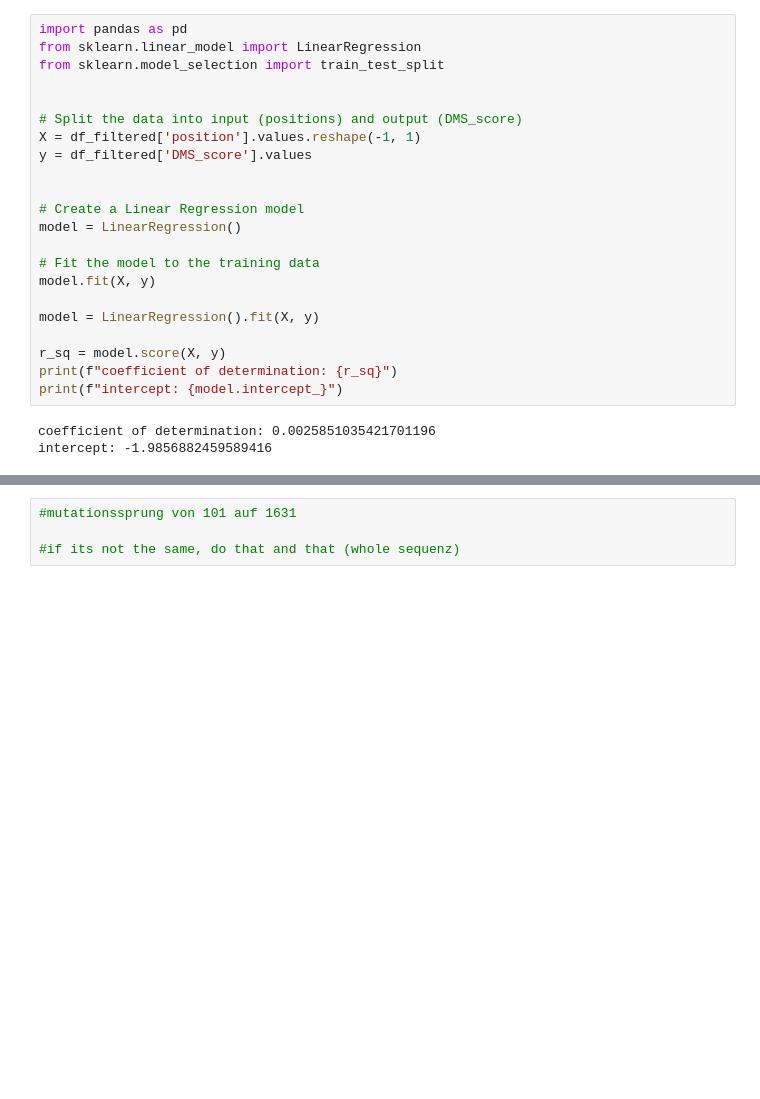
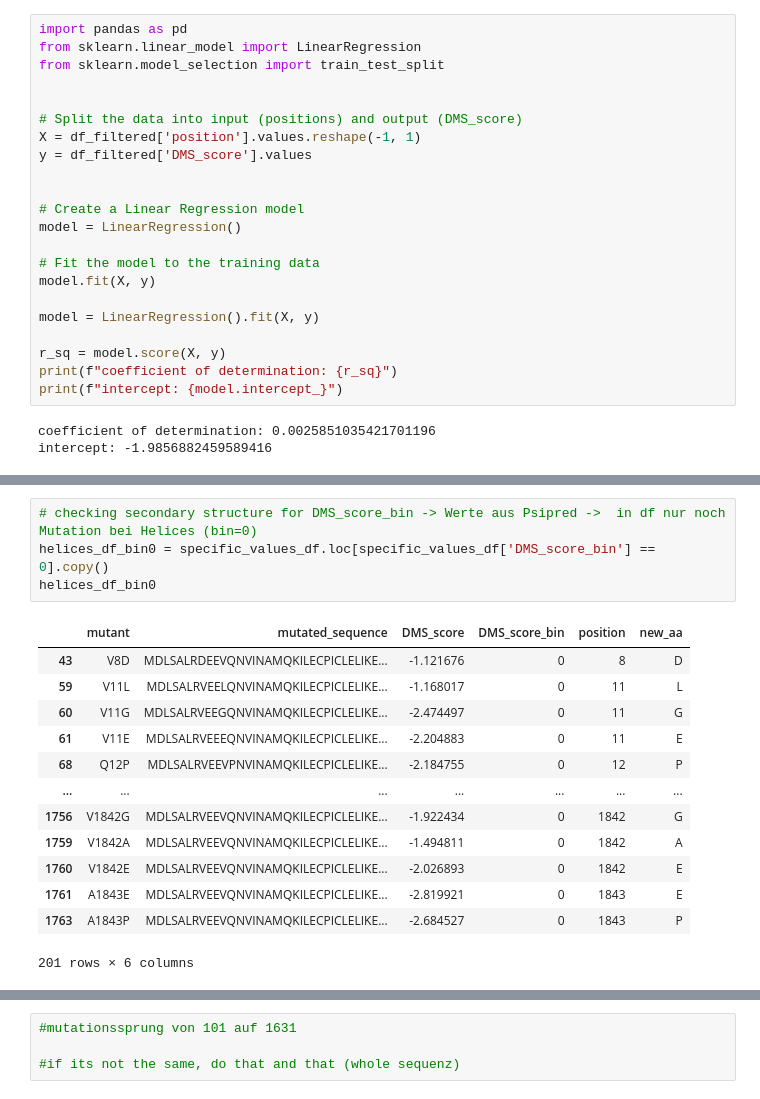
Before and after one commit to datascience-mobi-2023/topic02_team04, a Jupyter notebook: Code1_Mara.ipynb, the cells around one changed output, grey strips where cells are left out. Drawn from its saved outputs; the diff is of its cells as text; blank space fills up the shorter version.

```diff
--- a/Code1_Mara.ipynb
+++ b/Code1_Mara.ipynb
@@ -266,0 +242,18 @@ Name: new_aa, dtype: object
+# %%
+# checking secondary structure for DMS_score_bin -> Werte aus Psipred ->  in df nur noch Mutation bei Helices (bin=0)
+helices_df_bin0 = specific_values_df.loc[specific_values_df['DMS_score_bin'] == 0].copy()
+helices_df_bin0
+# %% [output]
+|  | mutant | mutated_sequence | DMS_score | DMS_score_bin | position | new_aa |
+| 43 | V8D | MDLSALRDEEVQNVINAMQKILECPICLELIKE... | -1.121676 | 0 | 8 | D |
+| 59 | V11L | MDLSALRVEELQNVINAMQKILECPICLELIKE... | -1.168017 | 0 | 11 | L |
+| 60 | V11G | MDLSALRVEEGQNVINAMQKILECPICLELIKE... | -2.474497 | 0 | 11 | G |
+| 61 | V11E | MDLSALRVEEEQNVINAMQKILECPICLELIKE... | -2.204883 | 0 | 11 | E |
+| 68 | Q12P | MDLSALRVEEVPNVINAMQKILECPICLELIKE... | -2.184755 | 0 | 12 | P |
+| ... | ... | ... | ... | ... | ... | ... |
+| 1756 | V1842G | MDLSALRVEEVQNVINAMQKILECPICLELIKE... | -1.922434 | 0 | 1842 | G |
+| 1759 | V1842A | MDLSALRVEEVQNVINAMQKILECPICLELIKE... | -1.494811 | 0 | 1842 | A |
+| 1760 | V1842E | MDLSALRVEEVQNVINAMQKILECPICLELIKE... | -2.026893 | 0 | 1842 | E |
+| 1761 | A1843E | MDLSALRVEEVQNVINAMQKILECPICLELIKE... | -2.819921 | 0 | 1843 | E |
+| 1763 | A1843P | MDLSALRVEEVQNVINAMQKILECPICLELIKE... | -2.684527 | 0 | 1843 | P |
+201 rows × 6 columns
```
Also changed, not shown: parts of 8 cells of this notebook.
